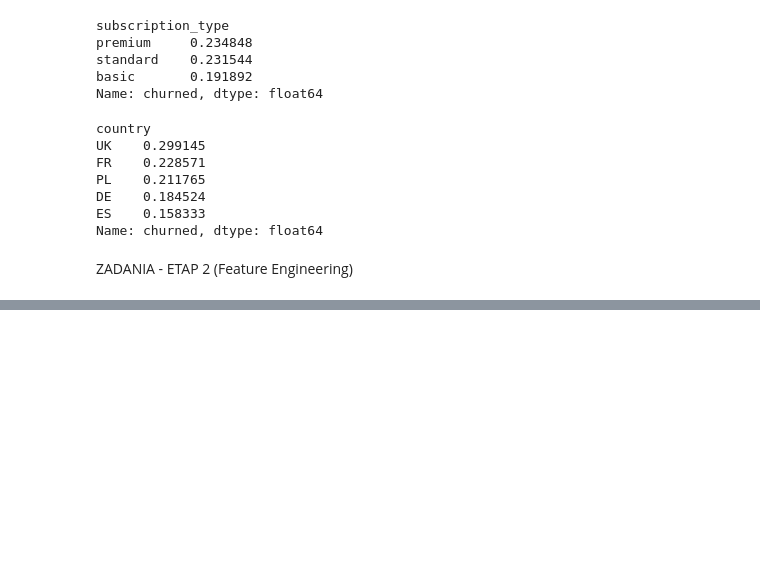
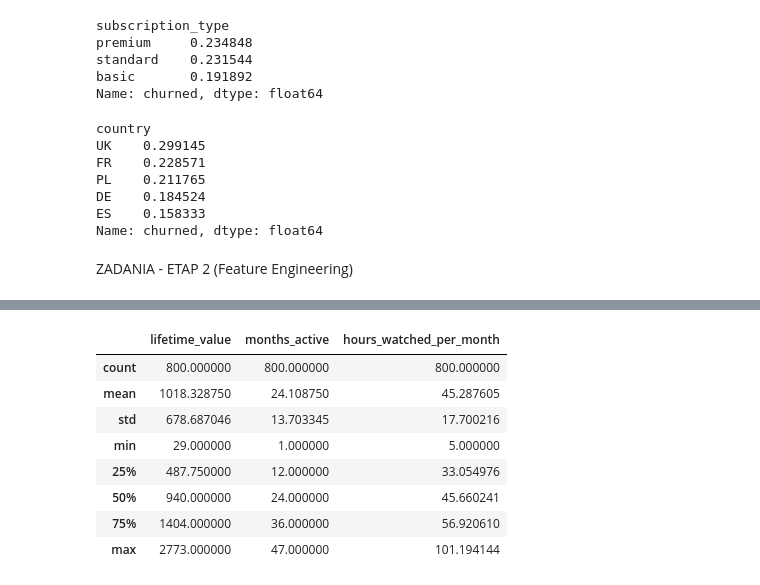
Before and after one commit to VictorCali1702/STREAMING-Pandas-Only-, a Jupyter notebook: analysis.ipynb, the cells around one changed output, grey strips where cells are left out. Cells and saved outputs as stored; diff of their text form; code cells hidden in the pictures; blank space fills up the shorter version.

```diff
--- a/analysis.ipynb
+++ b/analysis.ipynb
@@ -150,0 +226,9 @@ ZADANIA - ETAP 2 (Feature Engineering)
+# %%
+'''
+tworzymy flagi dla:
+
+- high_engagement -> 1 jeśli engagement = high
+'''
+df["high_engagement"] = np.where(df["engagement_level"] == "high", 1, 0)
+
+df
@@ -150,0 +249,8 @@ ZADANIA - ETAP 2 (Feature Engineering)
+# %%
+# 4. Normalizacja "na oko"
+
+# dodamy nową kolumnę
+
+df["months_active_ratio"] = df["months_active"] / df["months_active"].max()
+
+df.head()
@@ -150,0 +264,14 @@ ZADANIA - ETAP 2 (Feature Engineering)
+# %%
+# 5. Szybka kontrola
+
+df[["lifetime_value", "months_active", "hours_watched_per_month"]].describe()
+# %% [output]
+|  | lifetime_value | months_active | hours_watched_per_month |
+| count | 800.000000 | 800.000000 | 800.000000 |
+| mean | 1018.328750 | 24.108750 | 45.287605 |
+| std | 678.687046 | 13.703345 | 17.700216 |
+| min | 29.000000 | 1.000000 | 5.000000 |
+| 25% | 487.750000 | 12.000000 | 33.054976 |
+| 50% | 940.000000 | 24.000000 | 45.660241 |
+| 75% | 1404.000000 | 36.000000 | 56.920610 |
+| max | 2773.000000 | 47.000000 | 101.194144 |
```
Also changed, not shown: parts of 5 cells of this notebook.
